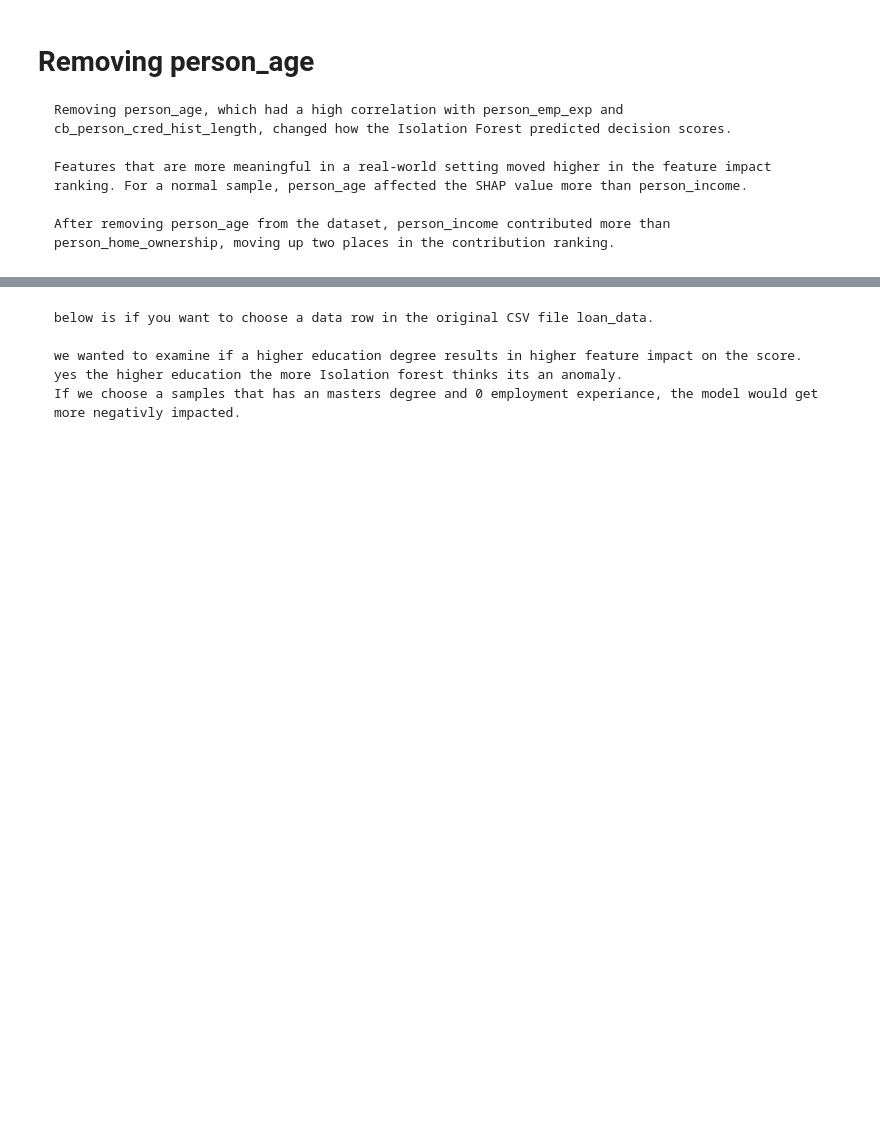
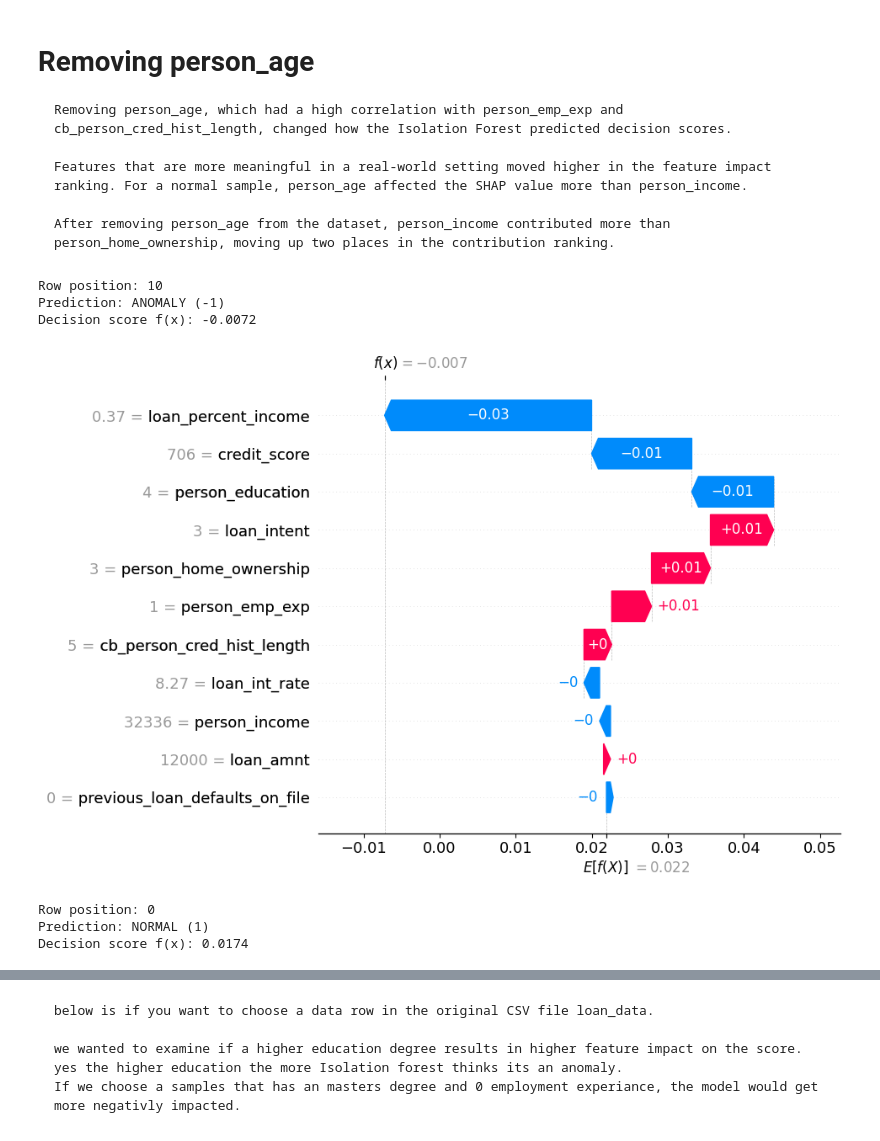
Before and after one commit to jeetpuro/adv-ML-project, a Jupyter notebook: project.ipynb, the cells around one changed output, grey strips where cells are left out. Drawn from its saved outputs; the diff is of its cells as text; code cells hidden in the pictures; blank space fills up the shorter version.

```diff
--- a/project.ipynb
+++ b/project.ipynb
@@ -598,8 +765,6 @@ plt.show()
     If E(h(x)) > 0, then normal
     If E(h(x)) < 0, then anomaly
 # %%
-# checking path length
-
 iso_predictions = iso_model_tuned.predict(X_train)
 iso_scores = iso_model_tuned.decision_function(X_train)
 
@@ -608,8 +773,8 @@ anomalies = np.where(iso_predictions == -1)
 normals = np.where(iso_predictions == 1)
 
 # change number in the second position to change samples
-anomaly_index = anomalies[0][4]
-normal_index = normals[0][2]
+anomaly_index = anomalies[0][2]
+normal_index = normals[0][0]
 
 # Get the score for the anomalous sample
 anomaly_score = iso_scores[anomaly_index]
@@ -658,29 +835,37 @@ for i, idx in enumerate([anomaly_index, normal_index]):
 # %%
 #removing person age and se if we get a change
 
 # Local branch: remove person_age only here (no changes to df_numerical upstream)
 X_train_no_age = X_train.drop(columns=["person_age"]).copy()
 X_test_no_age = X_test.drop(columns=["person_age"]).copy()
 
 # Train a separate IF model on no-age features
 iso_model_no_age = IsolationForest(**best_params, random_state=42)
 iso_model_no_age.fit(X_train_no_age)
 
 # If you want to keep the same row positions as before:
-idx_anom = 46
-idx_norm = 2
+idx_anom = 10
+idx_norm = 0
 
 two_samples_no_age = X_train_no_age.iloc[[idx_anom, idx_norm]]
 
 pred_two = iso_model_no_age.predict(two_samples_no_age)
 score_two = iso_model_no_age.decision_function(two_samples_no_age)
 
 explainer_no_age = shap.Explainer(iso_model_no_age.decision_function, X_train_no_age)
 shap_two_no_age = explainer_no_age(two_samples_no_age)
 
 label_map = {-1: "ANOMALY", 1: "NORMAL"}
 for i, idx in enumerate([idx_anom, idx_norm]):
     print(f"Row position: {idx}")
     print(f"Prediction: {label_map[pred_two[i]]} ({pred_two[i]})")
     print(f"Decision score f(x): {score_two[i]:.4f}")
     shap.plots.waterfall(shap_two_no_age[i], max_display=12)
+# %% [output]
+Row position: 10
+Prediction: ANOMALY (-1)
+Decision score f(x): -0.0072
+[figure, added]
+Row position: 0
+Prediction: NORMAL (1)
+Decision score f(x): 0.0174
```
Also changed, not shown: parts of 36 cells of this notebook.
